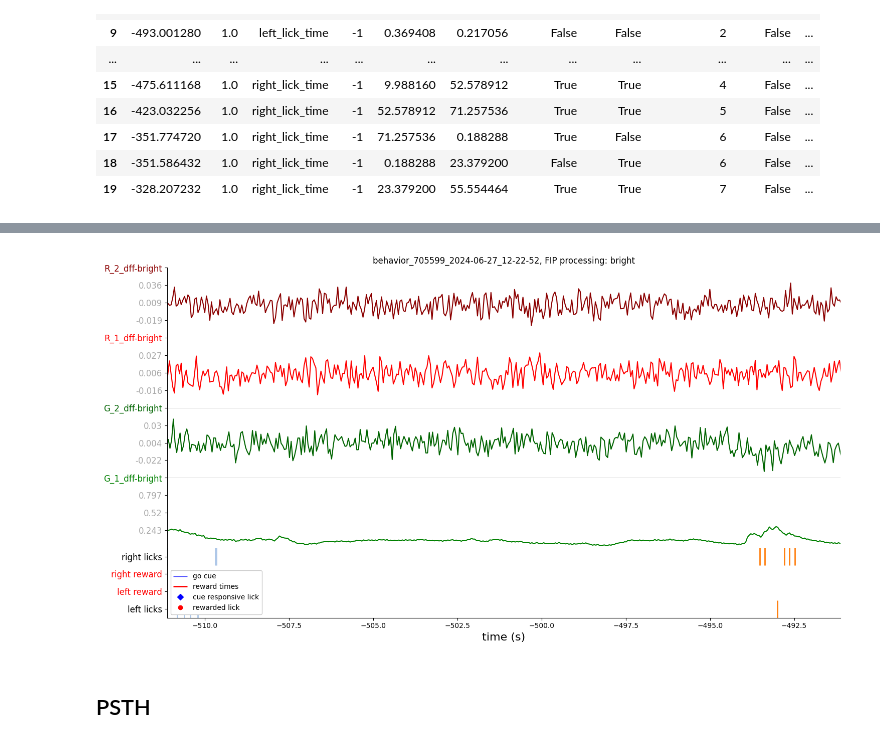
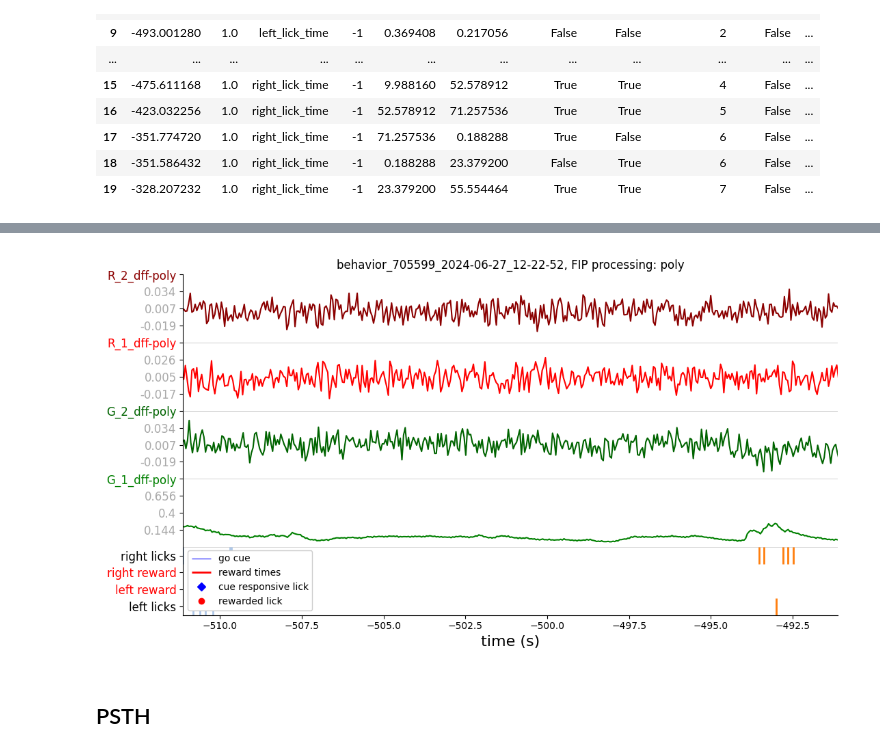
Before and after one commit to pckuo/aind_ssm_hackathon, a Jupyter notebook: code/viz_dynamic_foraging_photometry.ipynb, the cells around one changed output, grey strips where cells are left out. Cells and saved outputs as stored; diff of their text form; code cells hidden in the pictures.

Commit message:
Adding project agnostic NWB info. Updated interactive plot to fit nicely on screen.

```diff
--- a/code/viz_dynamic_foraging_photometry.ipynb
+++ b/code/viz_dynamic_foraging_photometry.ipynb
@@ -14,0 +18,7 @@ nwb = nwb_utils.load_nwb_from_filename(nwb_files[0])
+# %%
+# Determine filepath to our data asset
+nwb_files = glob.glob('../data/**/nwb/**.nwb')
+
+# Load the NWB file
+with NWBZarrIO(path=nwb_files[0], mode="r") as io:
+    nwb = io.read()
@@ -21,7 +68,7 @@ df_trials is a dataframe where each row is a trial. We can add this dataframe to
 
 timestamps that are marked `absolute` are absolute with respect to the go cue on the first trial. Other timestamps are relative to the go cue for that trial (row)
 # %%
-nwb.df_trials = nwb_utils.create_df_trials(nwb)
+nwb.df_trials = df_utils.create_df_trials(nwb)
 nwb.df_trials
 # %% [output]
 |  | trial | start_time | stop_time | animal_response | rewarded_historyL | rewarded_historyR | ... |
@@ -47,7 +94,7 @@ The `trial` column shows what trial the event happened during, -1 means before t
 
 The `right_reward_delivery_time` and `left_reward_delivery_time` contain annotations in the `data` column whether the reward was `earned` (delivered during the normal course of the session), `manual` (manually delivered by the experimenter), or `auto` (automatically given to boost mouse motivation)
 # %%
-nwb.df_events = nwb_utils.create_events_df(nwb)
+nwb.df_events = df_utils.create_events_df(nwb)
 print('These are the event types in this session:')
 print(nwb.df_events['event'].unique())
 nwb.df_events
@@ -75,7 +122,7 @@ The fiber photometry dataframe ("fip") contains the timeseries of fiber photomet
 
 The fiber photometry measurements include 10 minutes of baseline activity before the start of the first trial.
 # %%
-nwb.fip_df = nwb_utils.create_fib_df(nwb, tidy=True)
+nwb.fip_df = df_utils.create_fib_df(nwb, tidy=True)
 print(nwb.fip_df['event'].unique())
 nwb.fip_df.head(20)
 # %% [output]
@@ -179,19 +227,22 @@ nwb.df_licks.head(20)
 # %%
+# These two commands are required for interactive matplotlib plots in the notebook
 %matplotlib inline
 %matplotlib ipympl
+
+# Import some tools
 from aind_dynamic_foraging_basic_analysis.plot import plot_session_scroller as pss
 import matplotlib.pyplot as plt
 
-# fig, ax = plt.subplots(figsize = (6,3))
-pss.plot_session_scroller(nwb, plot_bouts=True) #, ax = ax, fig = fig
-# ## TODO, this is broken at the moment because of the fig input
+# This makes an interactive plot for viewing the photometry and behavior data
 # Press up arrow to zoom out (in time)
 # Press down arrow to zoom in (in time)
 # Press left arrow to go back in time
 # Press right arrow to go forward in time
+fig, ax = plt.subplots(figsize = (11,6)) # Adjust the figure size depening on your computer screen size
+pss.plot_session_scroller(nwb, plot_bouts=True, processing="poly", ax = ax, fig = fig)
 plt.show()
 # %% [output]
-[figure, old version]
+[figure, new version]
 # %% [markdown]
 ## PSTH
 # %%
```
Also changed, not shown: parts of 13 cells of this notebook.
